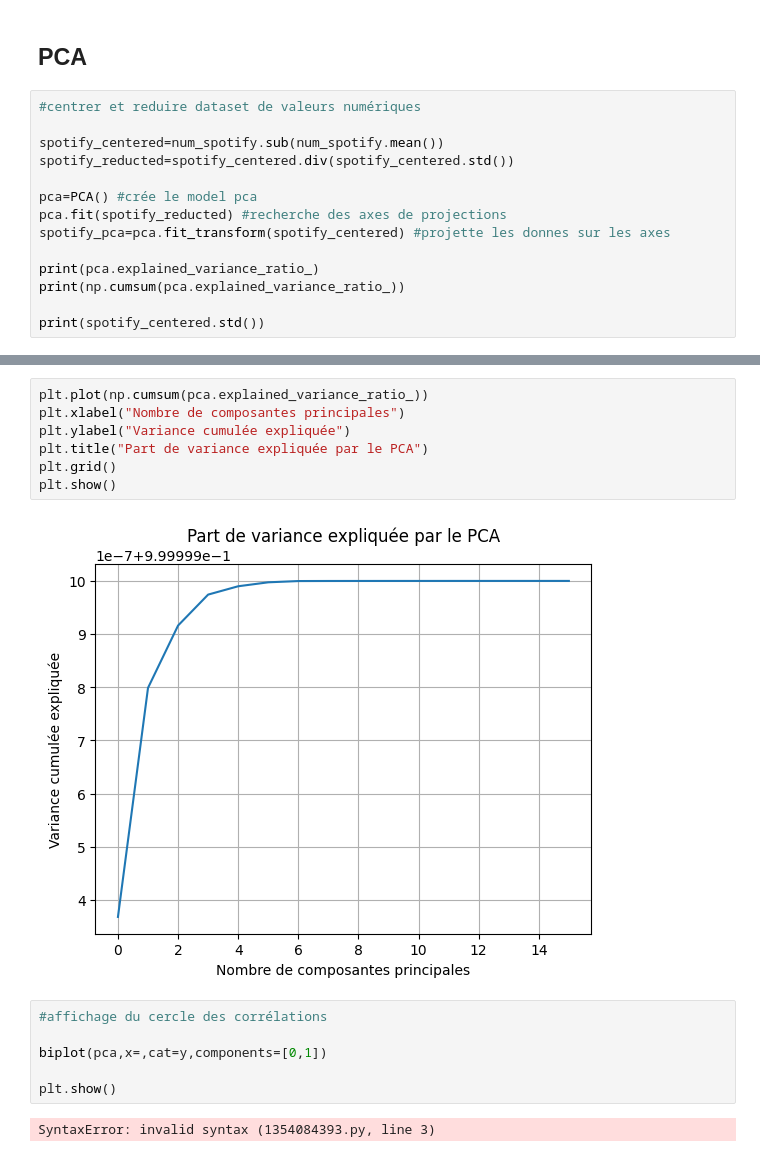
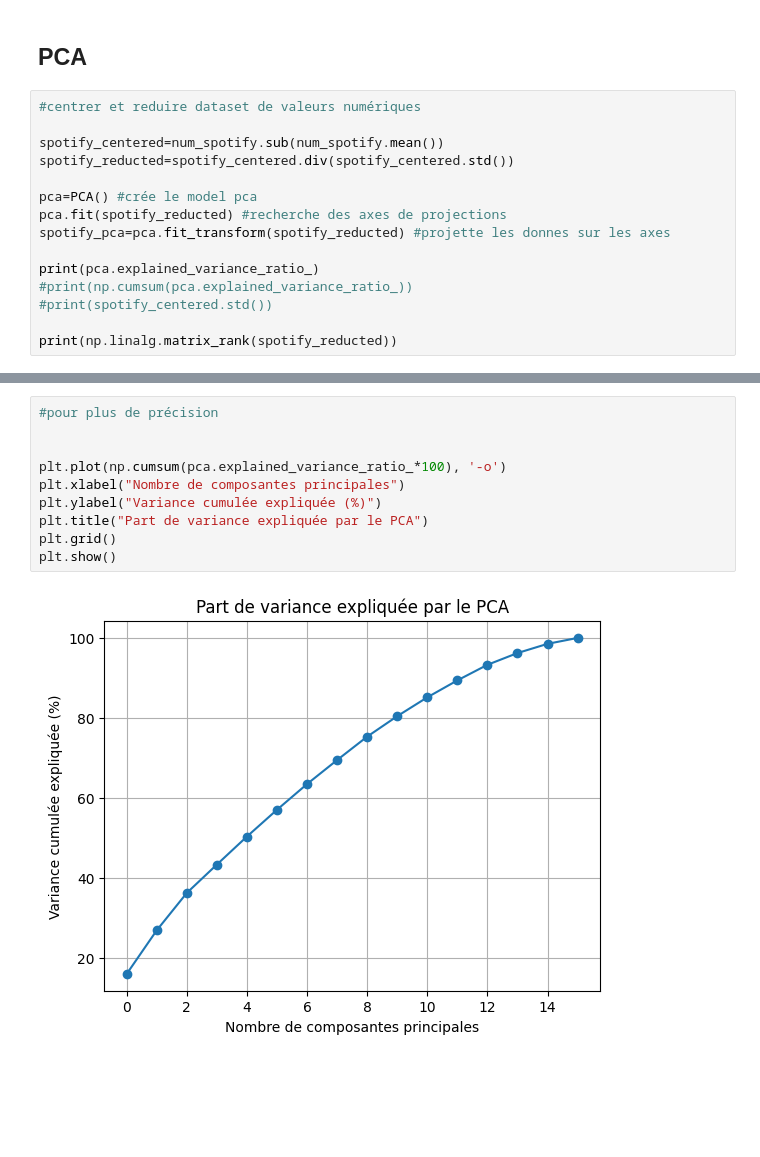
Before and after one commit to fxcollot/SpotifyUnsupervised, a Jupyter notebook: sam.ipynb, the cells around one changed output, grey strips where cells are left out. Saved outputs shown, nothing was run; the diff lists cells and outputs as text; blank space fills up the shorter version.

```diff
--- a/sam.ipynb
+++ b/sam.ipynb
@@ -81,10 +85,11 @@ spotify_reducted=spotify_centered.div(spotify_centered.std())
 
 pca=PCA() #crée le model pca
 pca.fit(spotify_reducted) #recherche des axes de projections
-spotify_pca=pca.fit_transform(spotify_centered) #projette les donnes sur les axes
+spotify_pca=pca.fit_transform(spotify_reducted) #projette les donnes sur les axes
 
 print(pca.explained_variance_ratio_)
-print(np.cumsum(pca.explained_variance_ratio_))
+#print(np.cumsum(pca.explained_variance_ratio_))
+#print(spotify_centered.std())
 
-print(spotify_centered.std())
+print(np.linalg.matrix_rank(spotify_reducted))
 # %% [output]
@@ -129,17 +117,12 @@ plt.show()
 # %%
-plt.plot(np.cumsum(pca.explained_variance_ratio_))
+#pour plus de précision
+
+
+plt.plot(np.cumsum(pca.explained_variance_ratio_*100), '-o')
 plt.xlabel("Nombre de composantes principales")
-plt.ylabel("Variance cumulée expliquée")
+plt.ylabel("Variance cumulée expliquée (%)")
 plt.title("Part de variance expliquée par le PCA")
 plt.grid()
 plt.show()
 # %% [output]
-[figure, old version]
+[figure, new version]
-# %%
-#affichage du cercle des corrélations
-
-biplot(pca,x=,cat=y,components=[0,1])
-
-plt.show()
-# %% [output]
-SyntaxError: invalid syntax (1354084393.py, line 3)
```
Also changed, not shown: parts of 10 cells of this notebook.
